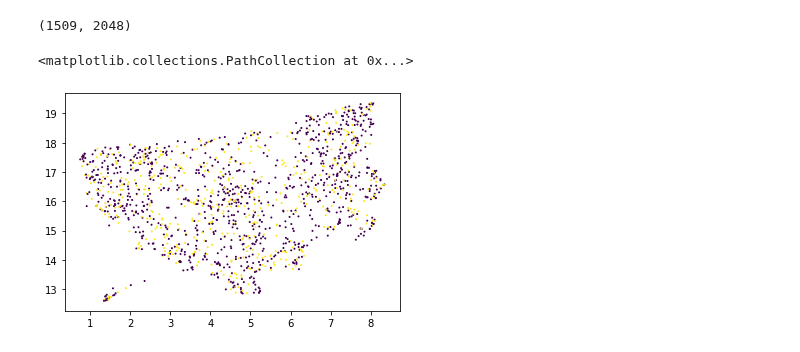
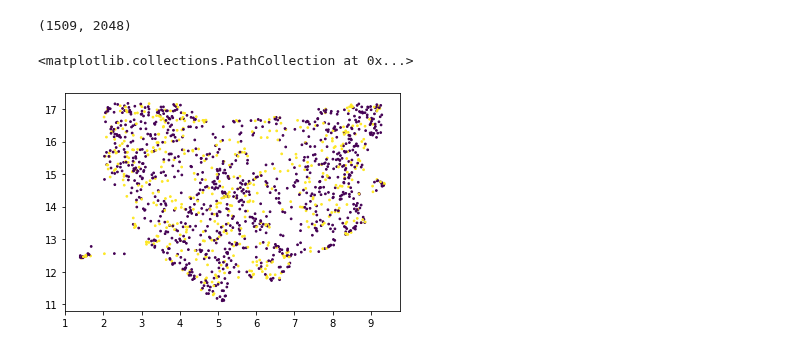
Before and after one commit to marin-hyatt/public-redhook-analysis, a Jupyter notebook: notebooks/Truck_Training.ipynb, the cells around one changed output. Drawn from its saved outputs; the diff is of its cells as text; code cells hidden in the pictures.

```diff
--- a/notebooks/Truck_Training.ipynb
+++ b/notebooks/Truck_Training.ipynb
@@ -110,12 +125,3 @@ annotation_list_cut.shape
 annotation_list_cut[7]
 # %% [output]
 array(['1573063463', 'n'], dtype='<U21')
-# %%
-count = 0
-pos_count = 0
-for x in annotation_list_cut:
-    if x[1] == 'y':
-        pos_count += 1
-    count += 1
-print(count)
-print(pos_count)
@@ -195,7 +198,7 @@ pipeline = Pipeline(steps=[
     ('classifier', RandomForestClassifier())
     ])
 random_search = RandomizedSearchCV(pipeline, param_distributions=random_grid, \
-                                   cv=LeaveOneGroupOut(), verbose = 3, n_iter=10)
+                                   cv=LeaveOneGroupOut(), verbose = 3, n_iter=5)
 # %%
 random_search.fit(X, y_binary, groups=groups)
 random_search.best_params_
@@ -705,10 +708,13 @@ X_summaries = np.asarray([get_summary(embedding) for embedding in X])
 X_summaries.shape
 # %% [output]
 (1509, 2048)
+# %%
+pca_128 = sklearnPCA(128)
+X_reduced_summaries = pca_128.fit_transform(X_summaries, 128)
 # %%
-summary_embedding = reducer.fit_transform(X_summaries)
+summary_embedding = reducer.fit_transform(X_reduced_summaries)
 # %%
-plt.scatter(summary_embedding[:, 0], summary_embedding[:, 1], c=y_binary, s = 1)
+plt.scatter(summary_embedding[:, 0], summary_embedding[:, 1], c=y_binary, s=3)
 # %% [output]
 <matplotlib.collections.PathCollection at 0x...>
-[figure, old version]
+[figure, new version]
```
Also changed, not shown: parts of 46 cells of this notebook.
